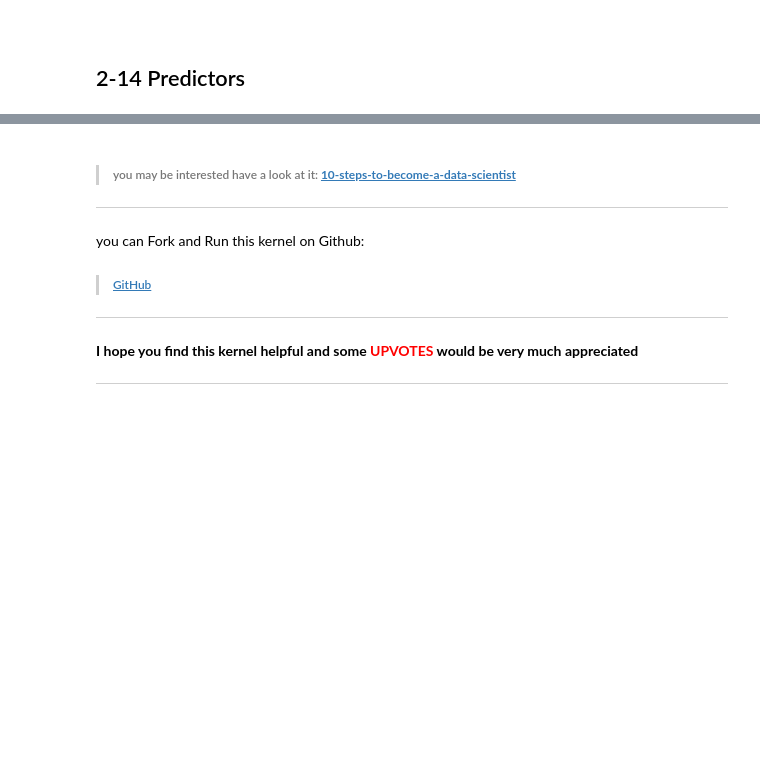
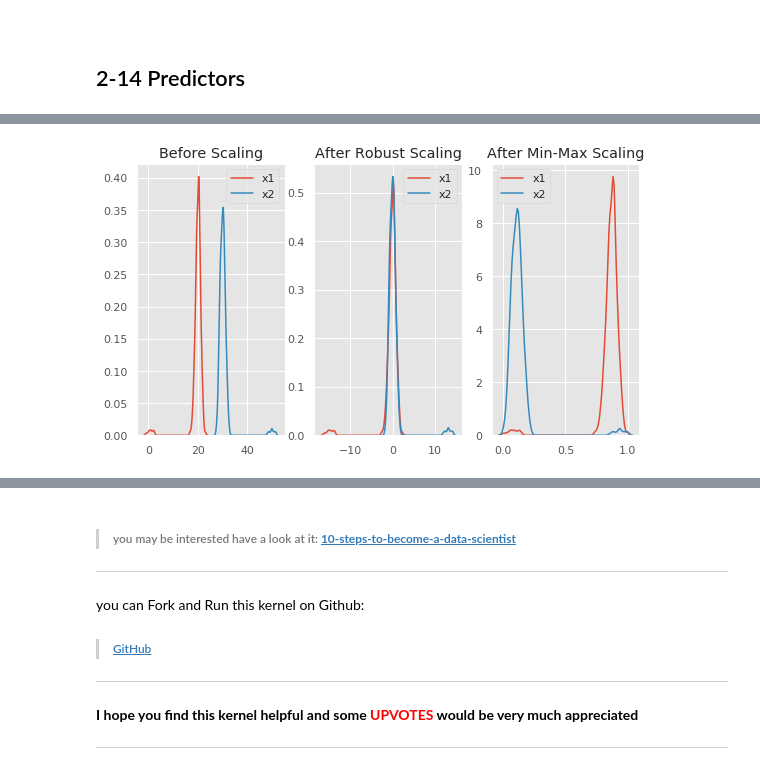
Before and after one commit to anhnt-ptit/10-steps-to-become-a-data-scientist, a Jupyter notebook: 2-python packages/The Data Scientist’s Toolbox Tutorial - 2.ipynb, the cells around one changed output, grey strips where cells are left out. Saved outputs shown, nothing was run; the diff lists cells and outputs as text; code cells hidden in the pictures; blank space fills up the shorter version.

```diff
--- a/2-python packages/The Data Scientist’s Toolbox Tutorial - 2.ipynb
+++ b/2-python packages/The Data Scientist’s Toolbox Tutorial - 2.ipynb
@@ -434,0 +585,29 @@ print(clf.predict_proba(X[:5]))
+# %%
+x = pd.DataFrame({
+    # Distribution with lower outliers
+    'x1': np.concatenate([np.random.normal(20, 1, 1000), np.random.normal(1, 1, 25)]),
+    # Distribution with higher outliers
+    'x2': np.concatenate([np.random.normal(30, 1, 1000), np.random.normal(50, 1, 25)]),
+})
+
+scaler = preprocessing.RobustScaler()
+robust_scaled_df = scaler.fit_transform(x)
+robust_scaled_df = pd.DataFrame(robust_scaled_df, columns=['x1', 'x2'])
+
+scaler = preprocessing.MinMaxScaler()
+minmax_scaled_df = scaler.fit_transform(x)
+minmax_scaled_df = pd.DataFrame(minmax_scaled_df, columns=['x1', 'x2'])
+
+fig, (ax1, ax2, ax3) = plt.subplots(ncols=3, figsize=(9, 5))
+ax1.set_title('Before Scaling')
+sns.kdeplot(x['x1'], ax=ax1)
+sns.kdeplot(x['x2'], ax=ax1)
+ax2.set_title('After Robust Scaling')
+sns.kdeplot(robust_scaled_df['x1'], ax=ax2)
+sns.kdeplot(robust_scaled_df['x2'], ax=ax2)
+ax3.set_title('After Min-Max Scaling')
+sns.kdeplot(minmax_scaled_df['x1'], ax=ax3)
+sns.kdeplot(minmax_scaled_df['x2'], ax=ax3)
+plt.show()
+# %% [output]
+[figure, added]
```
Also changed, not shown: parts of 146 cells of this notebook.
